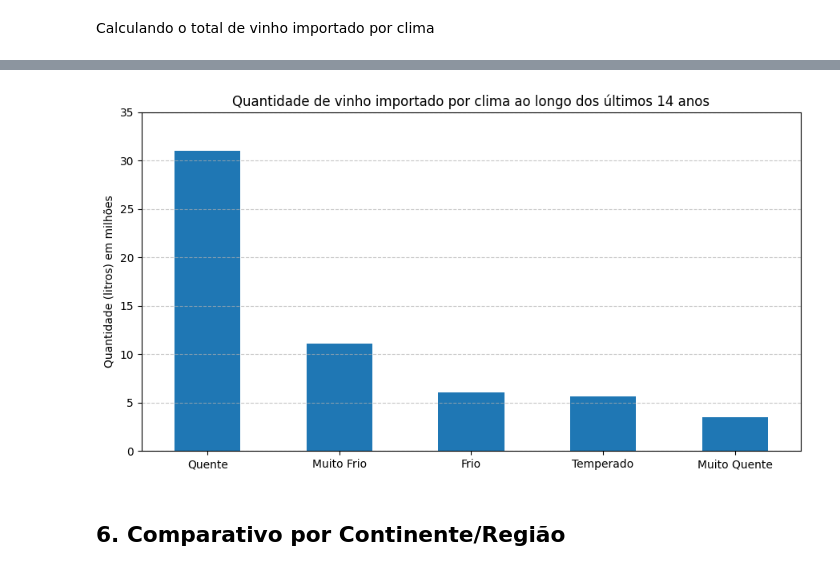
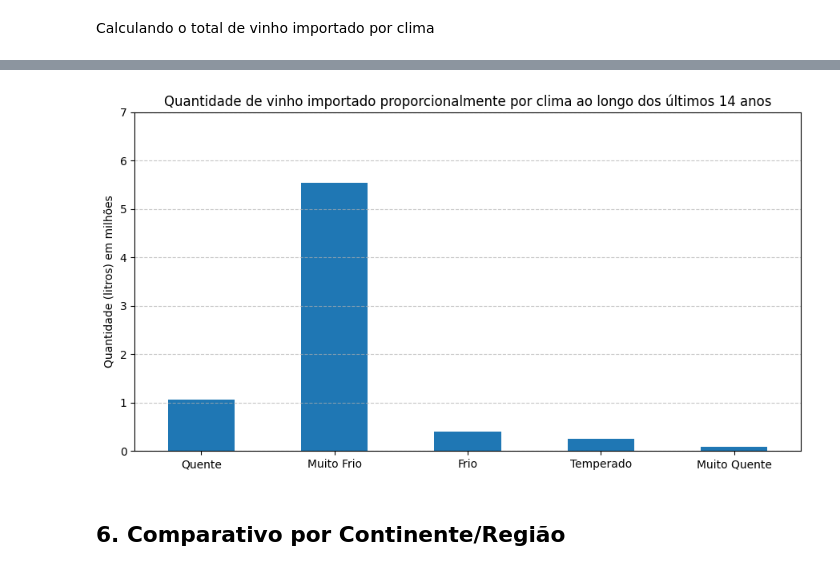
Before and after one commit to Guilhermecst/Tech-Challenge-Fase1, a Jupyter notebook: tech-challenge.ipynb, the cells around one changed output, grey strips where cells are left out. Drawn from its saved outputs; the diff is of its cells as text; code cells hidden in the pictures.

```diff
--- a/tech-challenge.ipynb
+++ b/tech-challenge.ipynb
@@ -630,8 +631,12 @@ df_cruzado = df_merged.merge(df_temp_media_paises[['TEMPERATURA_MEDIA', 'CLIMA',
 
 df_total_por_clima = df_cruzado.groupby('CLIMA')['QUANTIDADE'].sum().reset_index()
 
-df_total_por_clima['PROPORCAO'] = (df_total_por_clima['QUANTIDADE'] * 100) / df_total_por_clima['QUANTIDADE'].sum()
+df_total_por_clima['PORCENTAGEM'] = (df_total_por_clima['QUANTIDADE'] * 100) / df_total_por_clima['QUANTIDADE'].sum()
 
 df_total_por_clima.sort_values(by='QUANTIDADE', ascending=False, inplace=True)
 
 df_total_por_clima.set_index('CLIMA', inplace=True)
+
+df_total_por_clima['QTD_PAISES_CLIMA'] = df_temp_media_paises.groupby('CLIMA')['COD_PAIS'].count()
+
+df_total_por_clima['PROPORCAO_POR_CLIMA'] = (df_total_por_clima['QUANTIDADE'] / df_total_por_clima['QTD_PAISES_CLIMA']).round(2)
@@ -648,18 +668,18 @@ df_total_por_clima
 # %%
 plt.figure(figsize=(9, 5))
-(df_total_por_clima['QUANTIDADE'] / 1_000_000).plot(kind='bar')
+(df_total_por_clima['PROPORCAO_POR_CLIMA'] / 1_000_000).plot(kind='bar')
 
-plt.title('Quantidade de vinho importado por clima ao longo dos últimos 14 anos')
+plt.title('Quantidade de vinho importado proporcionalmente por clima ao longo dos últimos 14 anos')
 plt.xlabel(None)
 plt.ylabel('Quantidade (litros) em milhões')
 plt.xticks(rotation=360)
 plt.grid(linestyle='--', alpha=0.7)
 plt.grid(False, axis='x')
-plt.ylim(0, 35)
+plt.ylim(0, 7)
 plt.tight_layout()
 plt.show()
 # %% [output]
-[figure, old version]
+[figure, new version]
 # %% [markdown]
 ## 6. Comparativo por Continente/Região
 # %%
```
Also changed, not shown: parts of 10 cells of this notebook.
